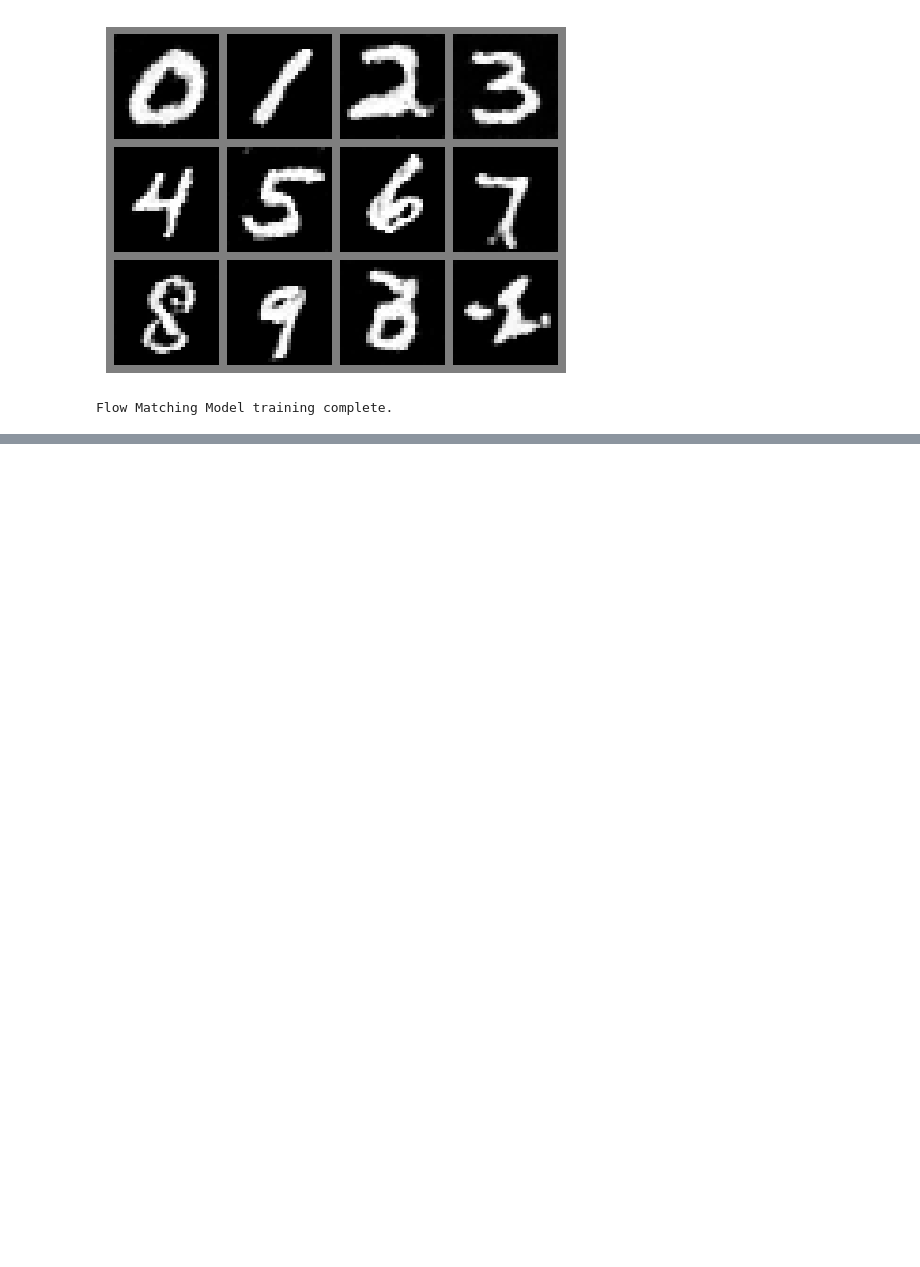
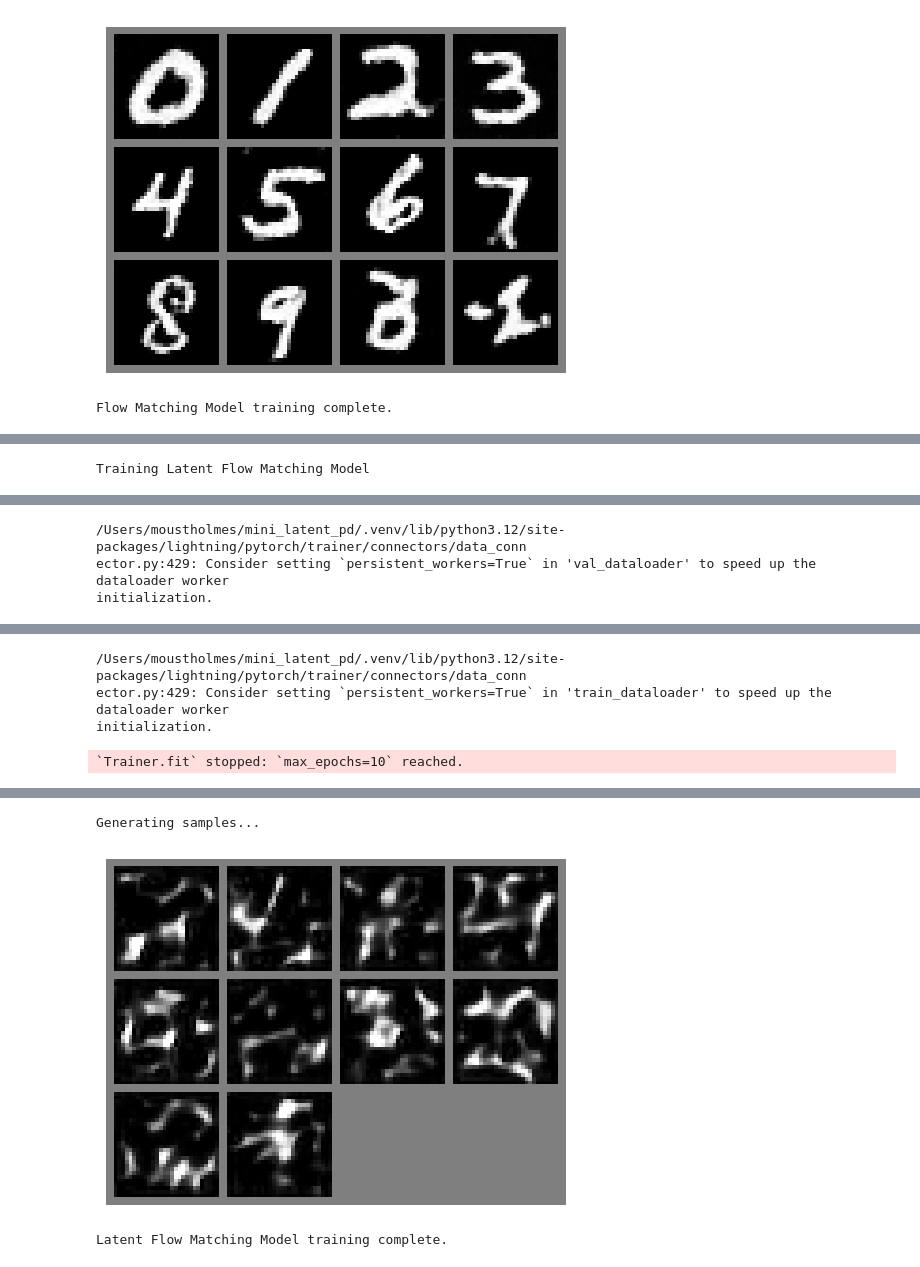
Before and after one commit to MoustHolmes/mini_latent_pd, a Jupyter notebook: notebooks/train.ipynb, the cells around one changed output, grey strips where cells are left out. Cells and saved outputs as stored; diff of their text form; code cells hidden in the pictures; blank space fills up the shorter version.

```diff
--- a/notebooks/train.ipynb
+++ b/notebooks/train.ipynb
@@ -204,0 +298,69 @@ Flow Matching Model training complete.
+# %%
+from mini_latent_pd import LatentFlowMatching, LatentFlowMatchingCFG
+from mini_latent_pd.models.mlp import MoonsNet
+from mini_latent_pd.modules.schedulers import LinearScheduler
+from mini_latent_pd.modules.samplers import GaussianSampler
+from mini_latent_pd.modules.latent_processors import AutoencoderWrapper
+from mini_latent_pd.vae_module import SpatialVAE
+from mini_latent_pd.data.MNIST_datamodule import MNISTDataModule
+from lightning.pytorch import Trainer
+from mini_latent_pd.util.plot_imgs import show_imgs
+
+import os
+
+print("Training Latent Flow Matching Model")
+
+# Determine Checkpoint Path
+vae_checkpoint = "/Users/moustholmes/mini_latent_pd/outputs/2026-02-04/14-13-21/mini_latent_pd/0ygbfztp/checkpoints/last.ckpt"
+# Verify checkpoint
+if not os.path.exists(vae_checkpoint):
+    raise FileNotFoundError(f"Checkpoint not found at {vae_checkpoint}")
+
+# Setup Latent Flow Matching
+# Spatial VAE outputs [B, 4, 7, 7]
+# Flattened dim = 4 * 7 * 7 = 196
+latent_dim = 196
+latent_shape = (4, 7, 7)
+
+# We use MoonsNet (MLP) for latent space flow matching
+# It handles flattening internally if inputs are spatial
+model_mlp = MoonsNet(
+    input_dim=latent_dim,
+    output_dim=latent_dim,
+    hidden_dim=512,
+    time_dim=64,
+    num_classes=11 # 10 digits + 1 null
+)
+
+latent_processor = AutoencoderWrapper(
+    autoencoder=SpatialVAE(),
+    checkpoint_path=vae_checkpoint,
+    scale_factor=1.0,
+    freeze=False
+    )
+
+# New Cleaner API: Pass checkpoint path directly
+latent_flow_model = LatentFlowMatchingCFG(
+    model=model_mlp,
+    latent_processor= latent_processor,
+    alpha_beta_scheduler=LinearScheduler(data_dim=4),
+    sampler=GaussianSampler(target_shape=latent_shape),
+    num_classes=10,
+    guidance_scale=3.0
+)
+
+# Train
+mnist_dm = MNISTDataModule(num_workers=1)
+trainer = Trainer(max_epochs=10, accelerator="auto", devices="auto", log_every_n_steps=50)
+trainer.fit(latent_flow_model, mnist_dm)
+
+# Generate
+print("Generating samples...")
+generated_samples = latent_flow_model.generate_samples(
+    labels=[0, 1, 2, 3, 4, 5, 6, 7, 8, 9],
+    steps=50,
+    guidance_scale=3.0
+)
+show_imgs(generated_samples)
+print("Latent Flow Matching Model training complete.")
+# %% [output]
@@ -204,0 +371 @@ Flow Matching Model training complete.
+Training Latent Flow Matching Model
@@ -204,0 +389,3 @@ Flow Matching Model training complete.
+/Users/moustholmes/mini_latent_pd/.venv/lib/python3.12/site-packages/lightning/pytorch/trainer/connectors/data_conn
+ector.py:429: Consider setting `persistent_workers=True` in 'val_dataloader' to speed up the dataloader worker
+initialization.
@@ -204,0 +396,4 @@ Flow Matching Model training complete.
+/Users/moustholmes/mini_latent_pd/.venv/lib/python3.12/site-packages/lightning/pytorch/trainer/connectors/data_conn
+ector.py:429: Consider setting `persistent_workers=True` in 'train_dataloader' to speed up the dataloader worker
+initialization.
+`Trainer.fit` stopped: `max_epochs=10` reached.
@@ -204,0 +401,3 @@ Flow Matching Model training complete.
+Generating samples...
+[figure, added]
+Latent Flow Matching Model training complete.
```
Also changed, not shown: parts of 4 cells of this notebook, 17 other files.
